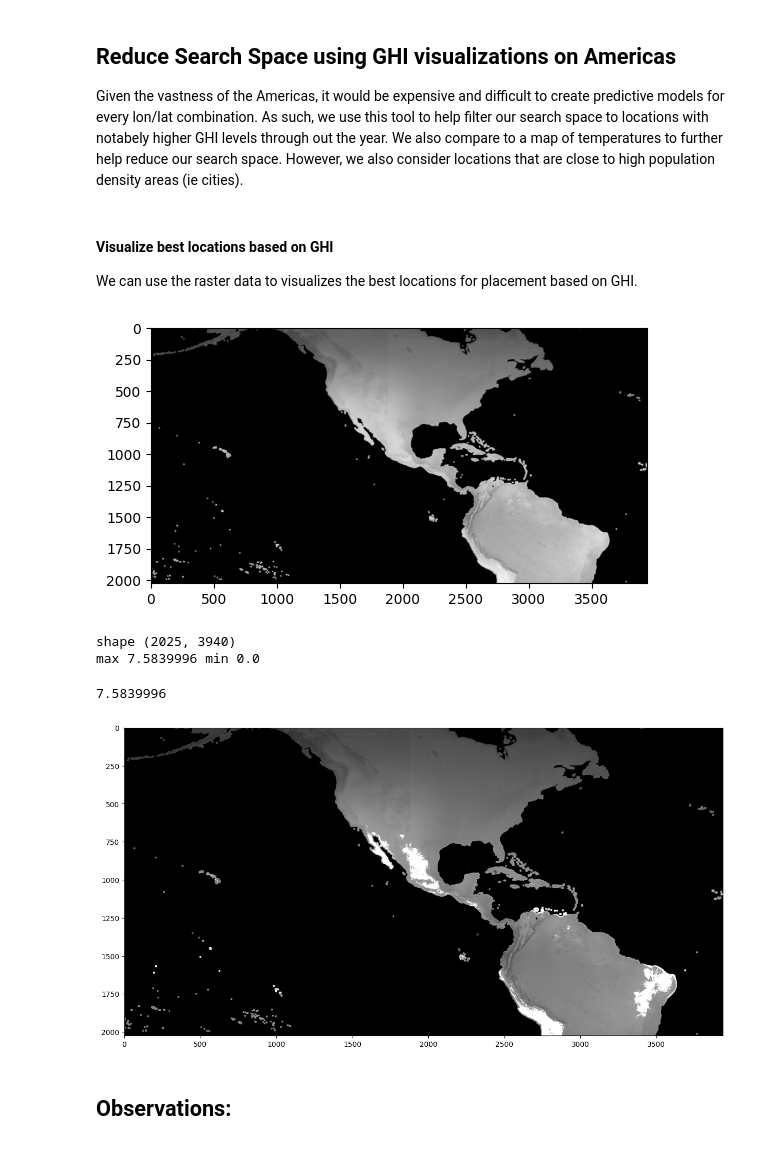
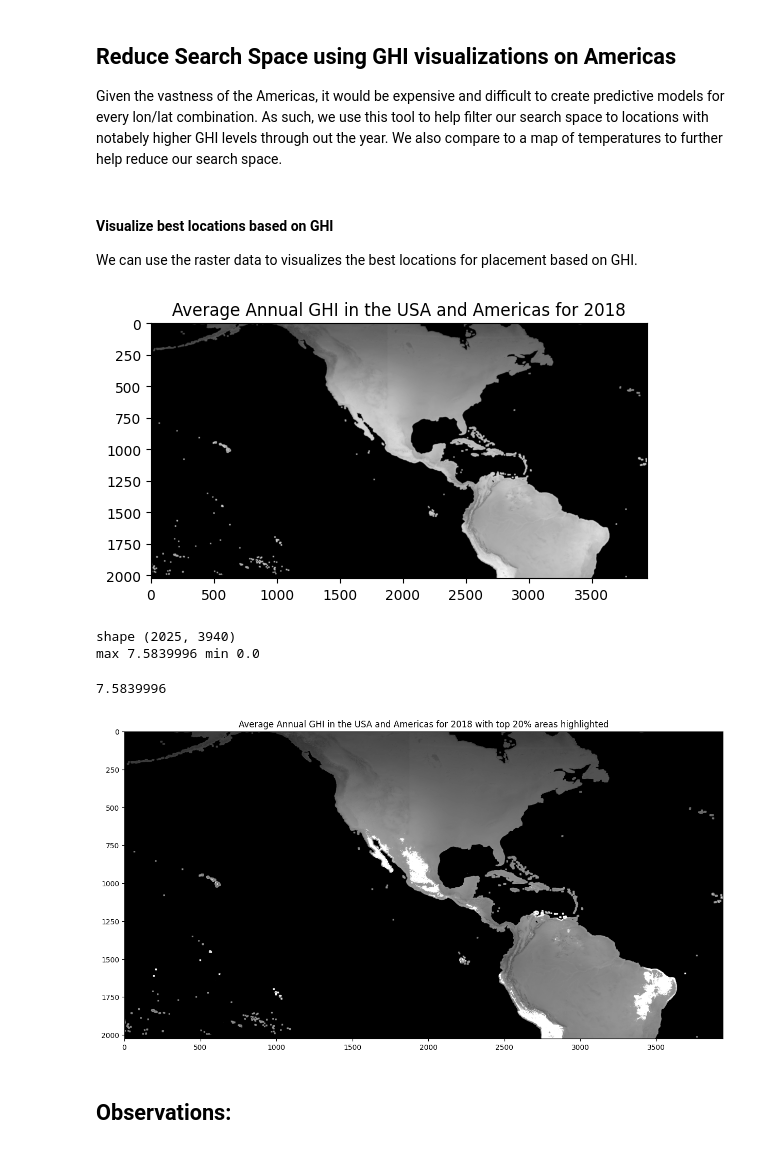
Before and after one commit to Qulxis/ML-Climate-Project-Template-Fall2022, a Jupyter notebook: src/Notebooks/1 Map Visualization and Data Selection.ipynb, the cells around one changed output. Saved outputs shown, nothing was run; the diff lists cells and outputs as text; code cells hidden in the pictures.

```diff
--- a/src/Notebooks/1 Map Visualization and Data Selection.ipynb
+++ b/src/Notebooks/1 Map Visualization and Data Selection.ipynb
@@ -1,6 +1,6 @@
 # %% [markdown]
 ## Reduce Search Space using GHI visualizations on Americas
-Given the vastness of the Americas, it would be expensive and difficult to create predictive models for every lon/lat combination. As such, we use this tool to help filter our search space to locations with notabely higher GHI levels through out the year. We also compare to a map of temperatures to further help reduce our search space. However, we also consider locations that are close to high population density areas (ie cities).
+Given the vastness of the Americas, it would be expensive and difficult to create predictive models for every lon/lat combination. As such, we use this tool to help filter our search space to locations with notabely higher GHI levels through out the year. We also compare to a map of temperatures to further help reduce our search space.
 # %% [markdown]
 #### Visualize best locations based on GHI
 We can use the raster data to visualizes the best locations for placement based on GHI.
@@ -11,20 +11,22 @@ from matplotlib import pyplot as plt
 # %%
 # Read in File
 ds = gdal.Open("nsrdb3_ghi.tif", gdal.GA_ReadOnly)
 # channel = np.array(ds.GetRasterBand(1).ReadAsArray())
 #Read channel 1 (only channel that's populated)
 rb = ds.GetRasterBand(1)
 img_array = rb.ReadAsArray()
 
 #plot results
 plt.imshow(img_array, cmap='gray', vmin=np.min(img_array), vmax=np.max(img_array))
+plt.title("Average Annual GHI in the USA and Americas for 2018")
 plt.show()
+
 
 #Metrics
 print("shape", img_array.shape )
 print("max",np.max(img_array), "min", np.min(img_array))
 # %% [output]
-[figure, old version]
+[figure, new version]
 shape (2025, 3940)
 max 7.5839996 min 0.0
 # %%
@@ -36,11 +38,12 @@ filt_map = np.where(img_array>np.max(img_array)*0.80, 10, img_array)
 print(np.max(img_array))
 #plot figure
 plt.figure(figsize=(15,20))
+plt.title("Average Annual GHI in the USA and Americas for 2018 with top 20% areas highlighted")
 plt.imshow(filt_map,cmap='gray', vmin=0, vmax = np.max(filt_map))
 plt.show()
 # %% [output]
 7.5839996
-[figure, old version]
+[figure, new version]
 # %% [markdown]
 ## Observations:
 # %% [markdown]
```
Also changed, not shown: 4 other files.
